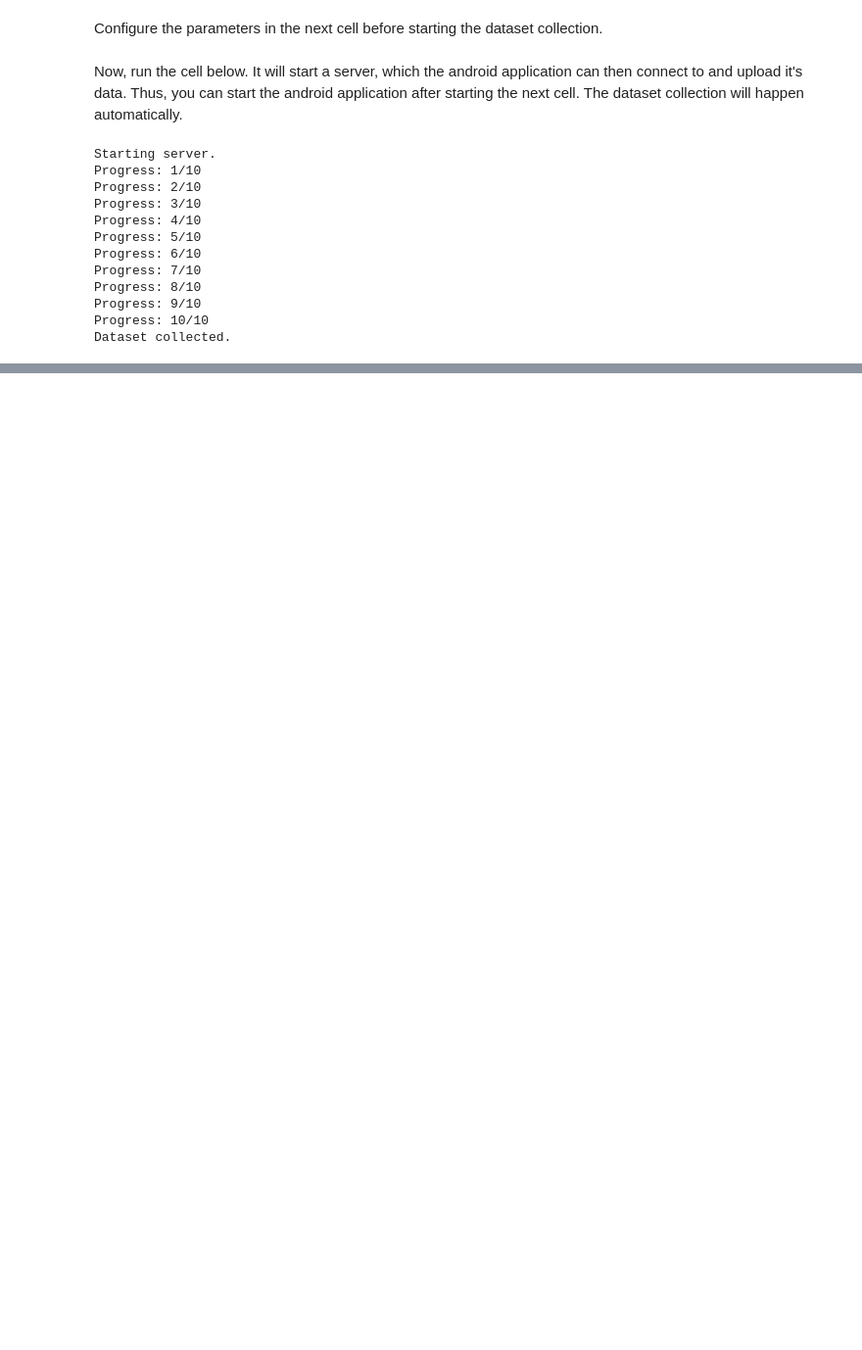
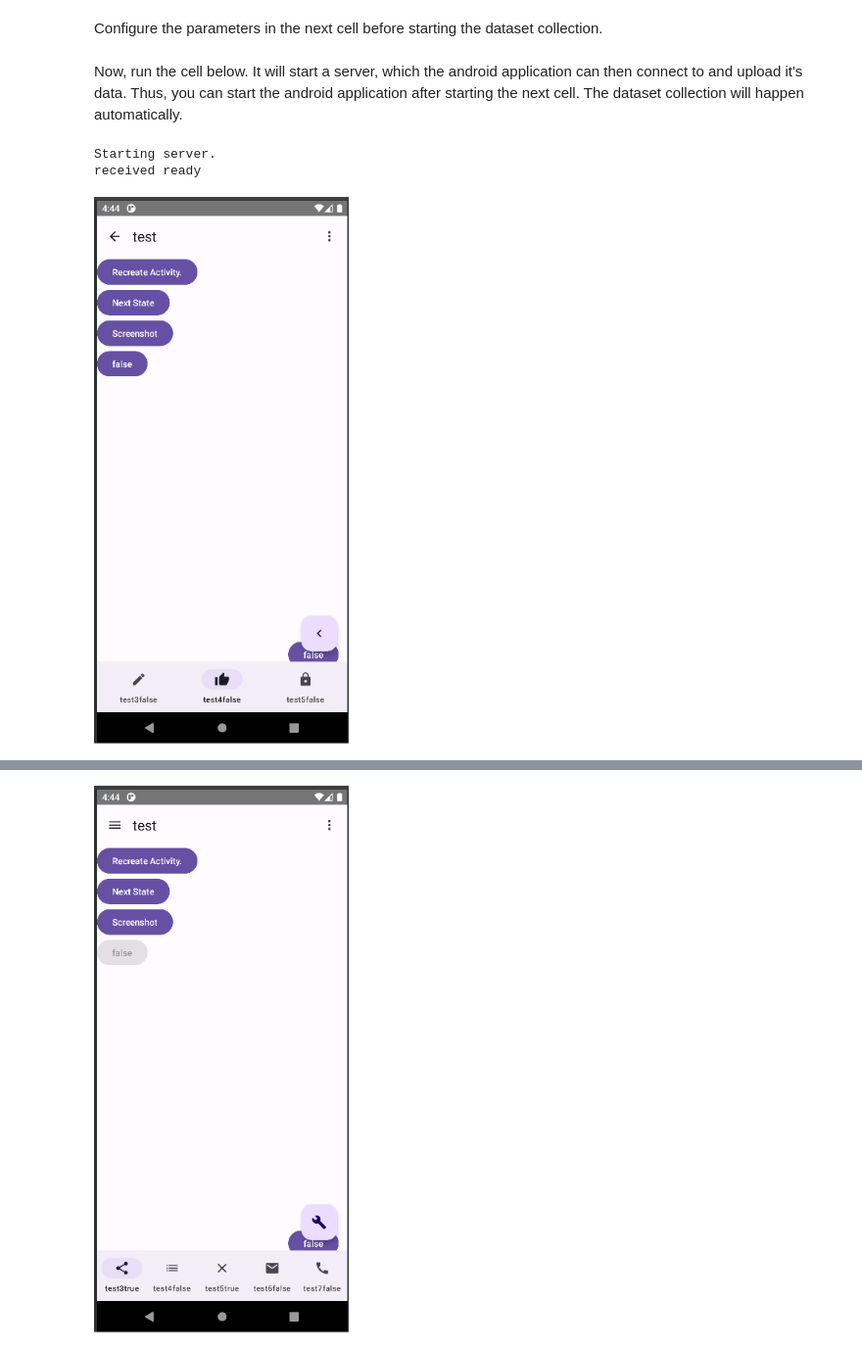
Before and after one commit to bmeyjohann/PythonDataCollection, a Jupyter notebook: DatasetGeneration.ipynb, the cells around one changed output, grey strips where cells are left out. Shown at 98% size. Drawn from its saved outputs; the diff is of its cells as text; code cells hidden in the pictures; blank space fills up the shorter version.

Commit message:
Bugfix and adjust to current protocol with android app.

```diff
--- a/DatasetGeneration.ipynb
+++ b/DatasetGeneration.ipynb
@@ -23,7 +21,7 @@ display(im)
 # %% [markdown]
 Use the next cell to adjust the screenshot location and size if necessary.
 # %%
-location[0] = 880
+# location[0] = 880
 
 im = pyautogui.screenshot(region=location)
 print(location)
@@ -39,15 +34,20 @@ DATASET_SIZE = 10
 # Path of directory at which the dataset will be saved.
 DATASET_PATH = "dataset/"
 # IP adress of this computer.
-HOST = "192.168.1.120"
+HOST = "192.168.1.106"
 # Port on which the server will listen.
-PORT = 1285
+PORT = 1282
 # %% [markdown]
 Now, run the cell below. It will start a server, which the android application can then connect to and upload it's data. Thus, you can start the android application after starting the next cell. The dataset collection will happen automatically.
 # %%
 import json
 import socketserver
 import os
+import base64
+from io import BytesIO
+from PIL import Image
+from IPython.display import clear_output
+import time
 
 class Dataset:
     def __init__(self, size, path):
@@ -57,62 +57,74 @@ class Dataset:
         # TODO: check path for validity and if dir is empty.
 
     def captureAndSaveImage(self, path: str):
-        pyautogui.screenshot(path, region=location)
+        im = pyautogui.screenshot(path, region=location)
+        display(im)
 
     def saveAnnotations(self, path: str, data: str):
         try:
             with open(path, "w") as file:
                 file.write(data)
         except:
             print(f"Could not create file at {path} for saving annotations.")
 
+    def saveMasks(self, data):
+        data = json.loads(data)
+        for id_of_element, interactive_element in data.items():
+            mask_bytes = base64.b64decode(interactive_element.get("mask"))
+            mask_file = BytesIO(mask_bytes)
+            mask = Image.open(mask_file)
+            #display(mask)
+            mask.save(self.path + f"{self.current_size}_{id_of_element}.png")
+
+
     def handleCollection(self, data) -> bool:
-        self.saveAnnotations(self.path + f"{self.current_size}.json", data)
-        self.captureAndSaveImage(self.path + f"{self.current_size}.png")
+        self.saveMasks(data)
+        self.saveAnnotations(self.path + f"{self.current_size}.json", json.dumps(json.loads(data), indent=2))
         self.current_size = self.current_size + 1
         print(f"Progress: {self.current_size}/{self.total_size}")
         if self.current_size >= self.total_size:
             print("Dataset collected.")
             return True
         return False
 
 
 dataset = Dataset(DATASET_SIZE, DATASET_PATH)
 
 
 class TCPHandler(socketserver.StreamRequestHandler):
 
     def handle(self):
-        # self.rfile is a file-like object created by the handler;
-        # we can now use e.g. readline() instead of raw recv() calls
-        self.data = self.rfile.readline().strip()
-        # print("{} wrote:".format(self.client_address[0]))
-        jsontext = json.loads(self.data)
-        # print(json.dumps(jsontext, indent=4))
+        # clear_output(wait=True)
+        try:
+            data = self.rfile.readline().strip()
 
-        collectionFinished = dataset.handleCollection(json.dumps(json.loads(self.data), indent=4))
+            if json.loads(data).get("answer") == "ready":
+                print("received ready")
+                dataset.captureAndSaveImage(dataset.path + f"{dataset.current_size}.png")
 
-        if collectionFinished:
-            self.server._BaseServer__shutdown_request = True
+                response = {"answer": "masks"}
+                self.wfile.write(json.dumps(response).encode("utf-8"))
+                self.wfile.write(b"\n")
+                print("send masks")
 
-        # Likewise, self.wfile is a file-like object used to write back
-        # to the client
-        response = {"answer": "randomize"}
-        self.wfile.write(json.dumps(response).encode())
+                data = self.rfile.readline().strip()
+                print("received data")
+                print(str(data))
+
+                collectionFinished = dataset.handleCollection(data)
+
+                if collectionFinished:
+                    self.server._BaseServer__shutdown_request = True
+
+            response = {"answer": "randomize"}
+            self.wfile.write(json.dumps(response).encode())
+        except Exception as e:
+            print(e.message, e.args)
 
 with socketserver.TCPServer((HOST, PORT), TCPHandler) as server:
     print("Starting server.")
     server.serve_forever()
 # %% [output]
 Starting server.
-Progress: 1/10
-Progress: 2/10
-Progress: 3/10
-Progress: 4/10
-Progress: 5/10
-Progress: 6/10
-Progress: 7/10
-Progress: 8/10
-Progress: 9/10
-Progress: 10/10
-Dataset collected.
+received ready
+[figure, added]
@@ -118,0 +136 @@ Dataset collected.
+[figure, added]
```
Also changed, not shown: parts of 3 cells of this notebook, 1 other file.
